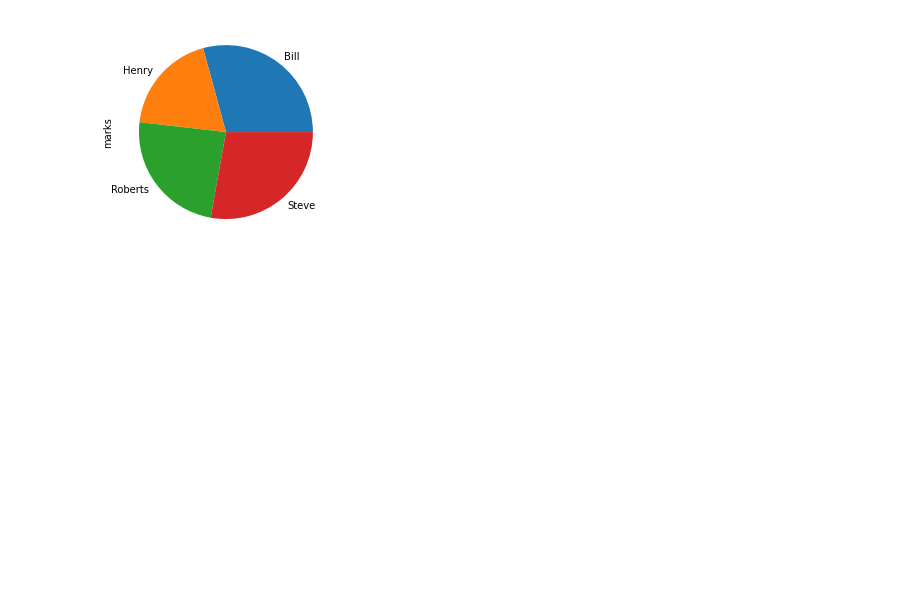
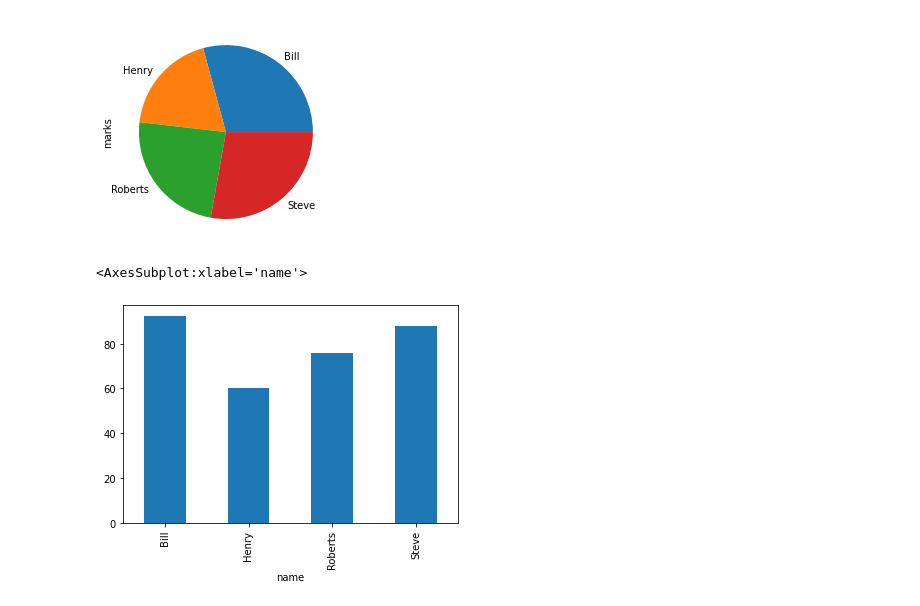
Before and after one commit to srikanthpragada/DS_18_JULY_2022, a Jupyter notebook: pandas/marks_df.ipynb, the cells around one changed output. Cells and saved outputs as stored; diff of their text form; code cells hidden in the pictures; blank space fills up the shorter version.

```diff
--- a/pandas/marks_df.ipynb
+++ b/pandas/marks_df.ipynb
@@ -1826,3 +1834,8 @@ studgroup.plot.pie()
 # %% [output]
 <AxesSubplot:ylabel='marks'>
 [figure]
+# %%
+studgroup.plot.bar()
+# %% [output]
+<AxesSubplot:xlabel='name'>
+[figure, added]
```
Also changed, not shown: parts of 4 cells of this notebook, 2 other files.
